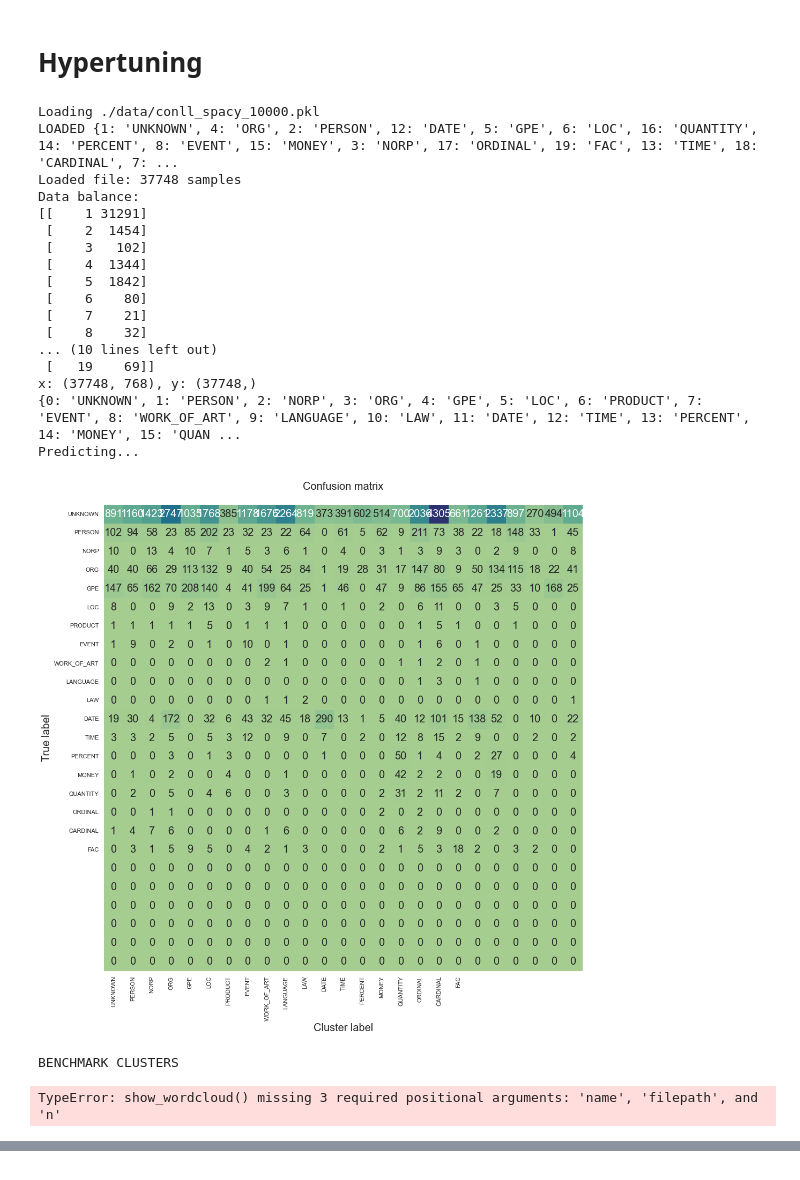
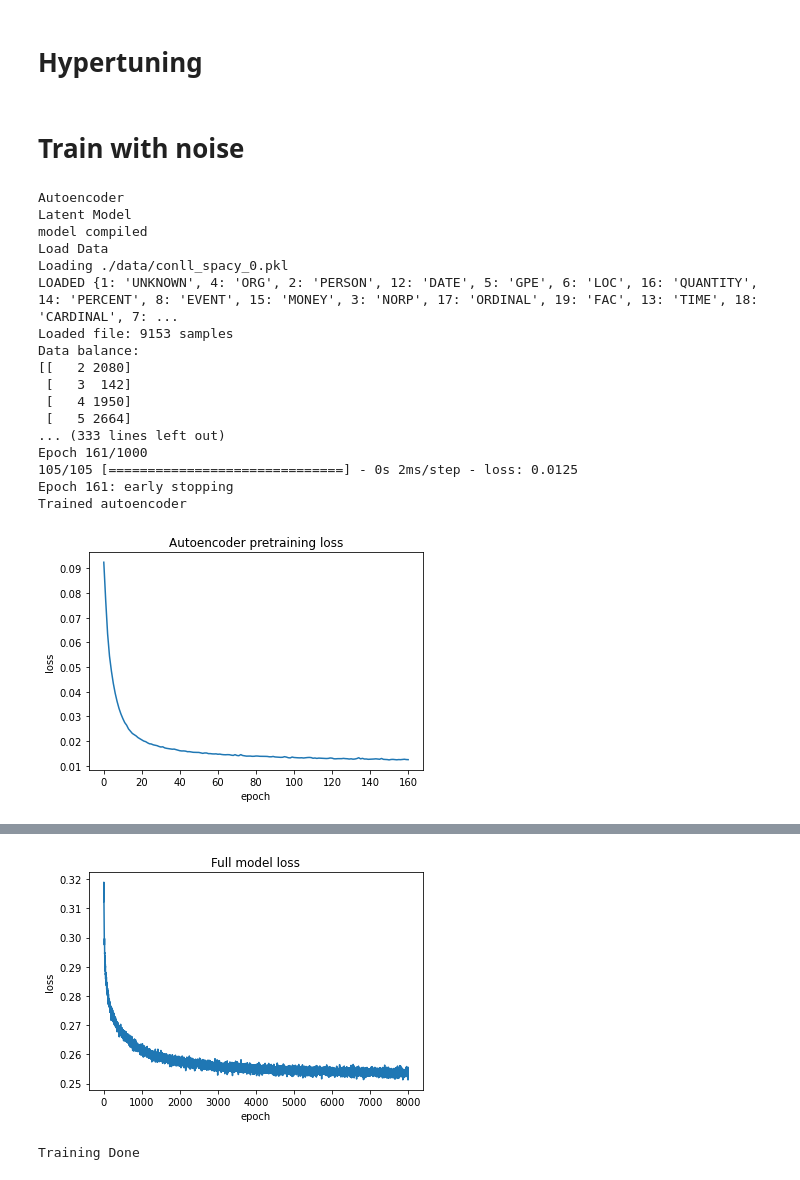
Before and after one commit to wgilpin/auto-ontology, a Jupyter notebook: src/joint_model_trg.ipynb, the cells around one changed output, grey strips where cells are left out. Cells and saved outputs as stored; diff of their text form; code cells hidden in the pictures.

```diff
--- a/src/joint_model_trg.ipynb
+++ b/src/joint_model_trg.ipynb
@@ -32,19 +33,12 @@ import seaborn as sns
 import umap
 # %%
 from sklearn.metrics import pairwise
-def pairwise_sqd_distance(X, batch_size):
+def pairwise_sqd_distance(X):
     return pairwise.pairwise_distances(X, metric='sqeuclidean')
-
-    tiled = tf.tile(tf.expand_dims(X, axis=1), tf.stack([1, batch_size, 1]))
-    tiled_trans = tf.transpose(tiled, perm=[1,0,2])
-    diffs = tiled - tiled_trans
-    sqd_dist_mat = tf.reduce_sum(tf.square(diffs), axis=2)
-
-    return sqd_dist_mat
 
 def make_q(z, batch_size, alpha):
 
-    sqd_dist_mat = np.float32(pairwise_sqd_distance(z, batch_size))
+    sqd_dist_mat = np.float32(pairwise_sqd_distance(z))
     q = tf.pow((1 + sqd_dist_mat/alpha), -(alpha+1)/2)
     q = tf.linalg.set_diag(q, tf.zeros(shape=[batch_size]))
     q = q / tf.reduce_sum(q, axis=0, keepdims=True)
@@ -97,7 +91,7 @@ def do_clustering(
         gmix = mixture.GaussianMixture(
                         n_components=n_clusters,
                         covariance_type='full',
-                        verbose=2)
+                        verbose=params['verbose'])
         gmix.fit(z_state)
         y_pred = gmix.predict(z_state)
         # get centres
@@ -108,7 +102,7 @@ def do_clustering(
                 mean=gmix.means_[i]).logpdf(z_state)
             centers[i, :] = z_state[np.argmax(density)]
     elif clustering == 'Kmeans':
-        kmeans = KMeans(n_clusters=n_clusters, n_init=10)
+        kmeans = KMeans(n_clusters=n_clusters, n_init=10, verbose=params['verbose'])
         y_pred = kmeans.fit_predict(z_state)
         centers = kmeans.cluster_centers_
     elif clustering == 'DBSCAN':
@@ -2100,23 +1969,0 @@ def run_benchmark(cluster:str, eval_size:int, n_clusters:int):
-# %%
-run_benchmark('Kmeans', 10000, 25)
-# %% [output]
-Loading ./data/conll_spacy_10000.pkl
-LOADED {1: 'UNKNOWN', 4: 'ORG', 2: 'PERSON', 12: 'DATE', 5: 'GPE', 6: 'LOC', 16: 'QUANTITY', 14: 'PERCENT', 8: 'EVENT', 15: 'MONEY', 3: 'NORP', 17: 'ORDINAL', 19: 'FAC', 13: 'TIME', 18: 'CARDINAL', 7: ...
-Loaded file: 37748 samples
-Data balance:
-[[    1 31291]
- [    2  1454]
- [    3   102]
- [    4  1344]
- [    5  1842]
- [    6    80]
- [    7    21]
- [    8    32]
-... (10 lines left out)
- [   19    69]]
-x: (37748, 768), y: (37748,)
-{0: 'UNKNOWN', 1: 'PERSON', 2: 'NORP', 3: 'ORG', 4: 'GPE', 5: 'LOC', 6: 'PRODUCT', 7: 'EVENT', 8: 'WORK_OF_ART', 9: 'LANGUAGE', 10: 'LAW', 11: 'DATE', 12: 'TIME', 13: 'PERCENT', 14: 'MONEY', 15: 'QUAN ...
-Predicting...
-[figure, removed]
-BENCHMARK CLUSTERS
-TypeError: show_wordcloud() missing 3 required positional arguments: 'name', 'filepath', and 'n'
@@ -2126,0 +1970,36 @@ run_benchmark('agg', 10000, 25)
+# %% [markdown]
+# Train with noise
+# %%
+tf.get_logger().setLevel('ERROR')
+
+dc = None
+dc = DeepLatentCluster(
+        'test-latent-noise',
+        {
+            'train_size':0,
+            'reconstr_weight':1.0,
+            'latent_weight':1e-5,
+            "cluster": None,
+            "noise_factor": 0.5,
+        })
+dc.make_model()
+dc.train_model(verbose=0)
+# %% [output]
+Autoencoder
+Latent Model
+model compiled
+Load Data
+Loading ./data/conll_spacy_0.pkl
+LOADED {1: 'UNKNOWN', 4: 'ORG', 2: 'PERSON', 12: 'DATE', 5: 'GPE', 6: 'LOC', 16: 'QUANTITY', 14: 'PERCENT', 8: 'EVENT', 15: 'MONEY', 3: 'NORP', 17: 'ORDINAL', 19: 'FAC', 13: 'TIME', 18: 'CARDINAL', 7: ...
+Loaded file: 9153 samples
+Data balance:
+[[   2 2080]
+ [   3  142]
+ [   4 1950]
+ [   5 2664]
+... (333 lines left out)
+Epoch 161/1000
+105/105 [==============================] - 0s 2ms/step - loss: 0.0125
+Epoch 161: early stopping
+Trained autoencoder
+[figure, added]
@@ -2126,0 +2023,2 @@ run_benchmark('agg', 10000, 25)
+[figure, added]
+Training Done
```
Also changed, not shown: parts of 20 cells of this notebook, 1 other file.
